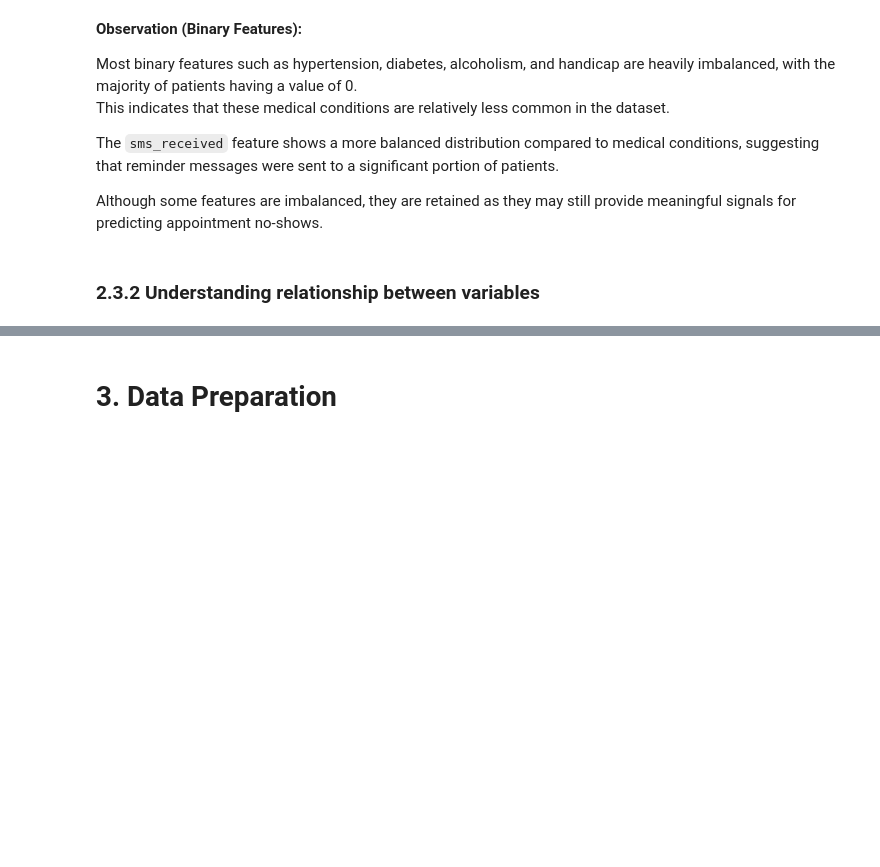
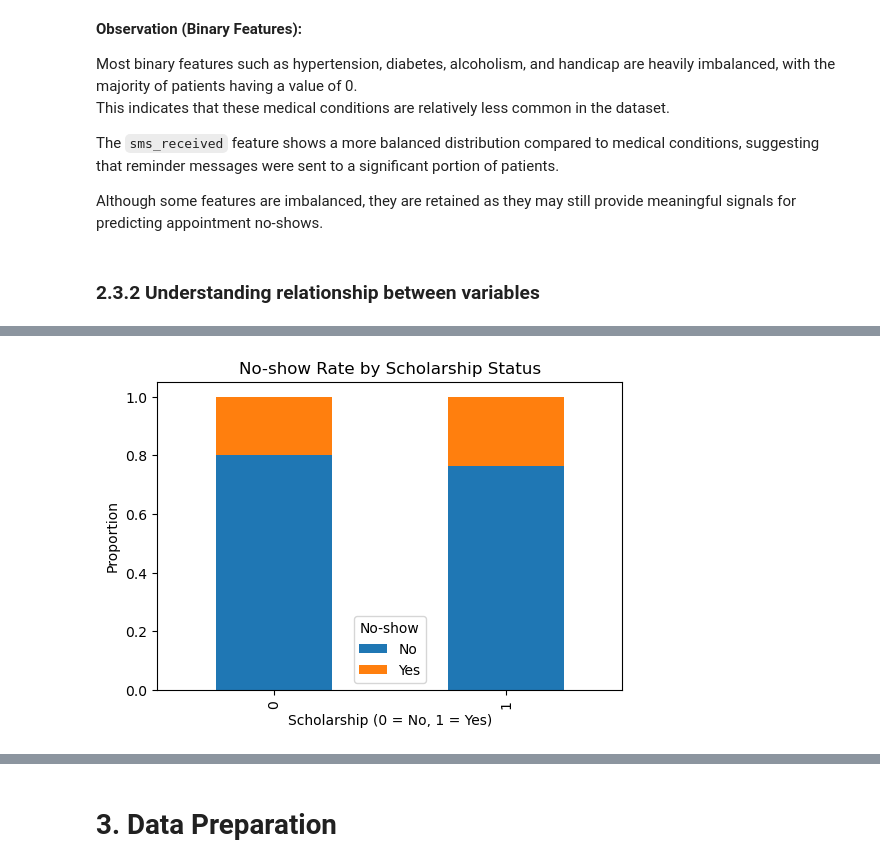
Before and after one commit to 2400024B/Hospital-Appointment-No-Show-MLDP, a Jupyter notebook: notebook/2400024B_hospital_no_show_analysis.ipynb, the cells around one changed output, grey strips where cells are left out. Cells and saved outputs as stored; diff of their text form; code cells hidden in the pictures; blank space fills up the shorter version.

```diff
--- a/notebook/2400024B_hospital_no_show_analysis.ipynb
+++ b/notebook/2400024B_hospital_no_show_analysis.ipynb
@@ -320,0 +367,17 @@ Although some features are imbalanced, they are retained as they may still provi
+# %%
+# Relationship between scholarship and no-show
+scholarship_noshow = pd.crosstab(df['scholarship'], df['no_show'], normalize='index')
+
+scholarship_noshow.plot(
+    kind='bar',
+    stacked=True,
+    figsize=(6,4)
+)
+
+plt.title('No-show Rate by Scholarship Status')
+plt.xlabel('Scholarship (0 = No, 1 = Yes)')
+plt.ylabel('Proportion')
+plt.legend(title='No-show')
+plt.show()
+# %% [output]
+[figure, added]
```
Also changed, not shown: parts of 10 cells of this notebook.
